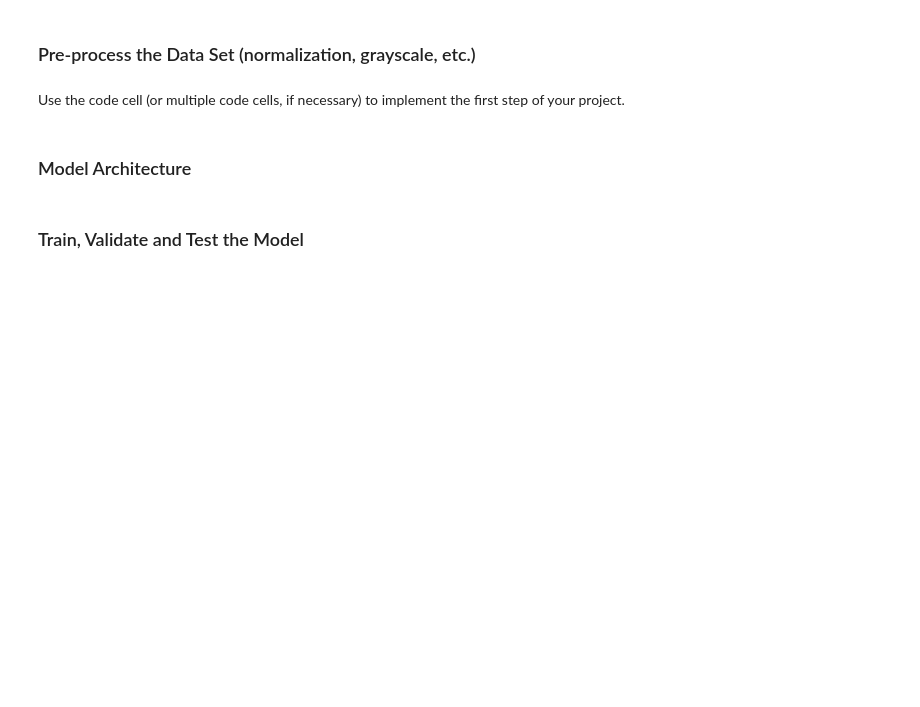
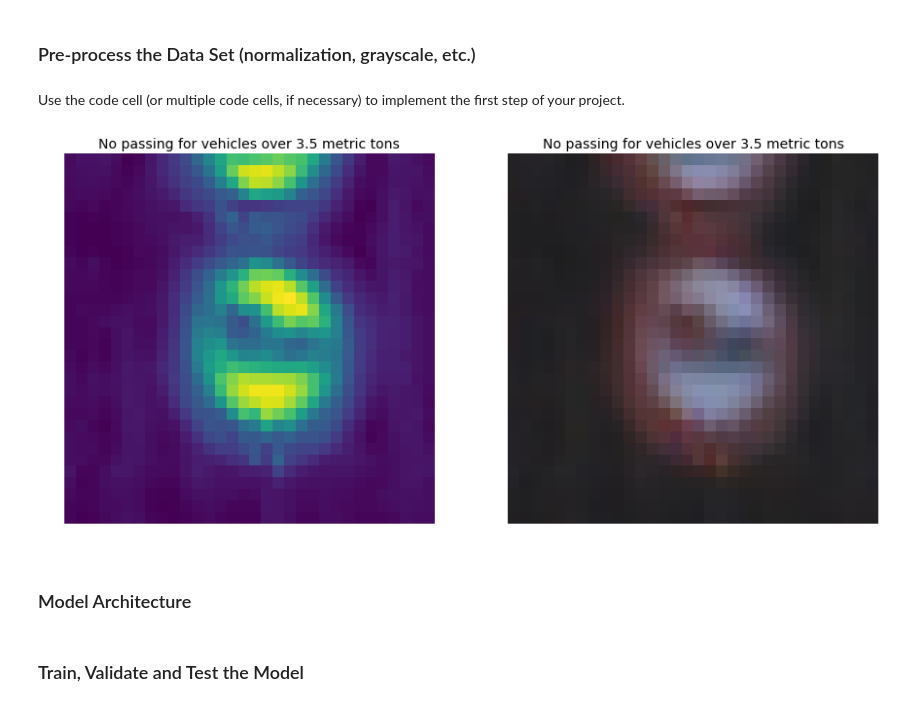
Before and after one commit to baocongchen/CarND-Traffic-Sign-Classifier-P2, a Jupyter notebook: Traffic_Sign_Classifier.ipynb, the cells around one changed output. Saved outputs shown, nothing was run; the diff lists cells and outputs as text; code cells hidden in the pictures; blank space fills up the shorter version.

Commit message:
upload temporary file to train on AWS

```diff
--- a/Traffic_Sign_Classifier.ipynb
+++ b/Traffic_Sign_Classifier.ipynb
@@ -164,6 +169,36 @@ def processing_data(image_data, kernel_size=5):
-# %%
-X_train = processing_data(X_train)
-X_valid = processing_data(X_valid)
+# %%
+# Apply the function process_data to training data and validation data
+original_X_train = X_train
+X_train = process_data(X_train)
+X_valid = process_data(X_valid)
+# %%
+# Plot image after grayscale
+def plot_gray_img(index, sign_code, X_train=X_train, y_train=y_train, names=signnames, original_X=original_X_train):
+    """
+    Plot grayscaled image
+    : index: the index of a traffic sign in an array
+    : sign_code: a number that represents a specific traffic sign
+    : X_train: the training dataset
+    : y_train: the labels of the training dataset
+    : names: the names of traffic signs
+    : original_X: the non-processed training dataset
+    """
+    image = X_train[y_train==sign_code][index]
+    original_image = original_X[y_train==sign_code][index]
+    fig = plt.figure(figsize=(15,8))
+    fig.add_subplot(1, 2, 1)
+    plt.title(names[sign_code], fontsize=14)
+    plt.imshow(np.reshape(image, (32,32)))
+    plt.axis('off')
+    fig.add_subplot(1, 2, 2)
+    plt.title(names[sign_code], fontsize=14)
+    plt.imshow(original_image)
+    plt.axis('off')
+    plt.show()
+# %%
+plot_gray_img(0, 10)
+# %% [output]
+[figure, added]
 # %% [markdown]
 ### Model Architecture
 # %%
```
Also changed, not shown: parts of 33 cells of this notebook.
